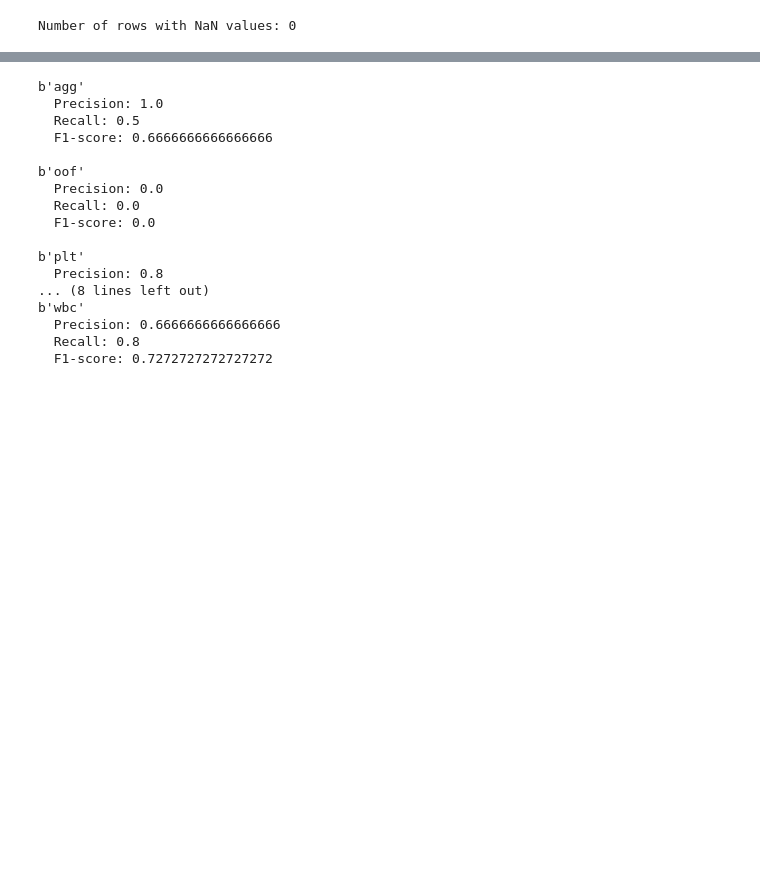
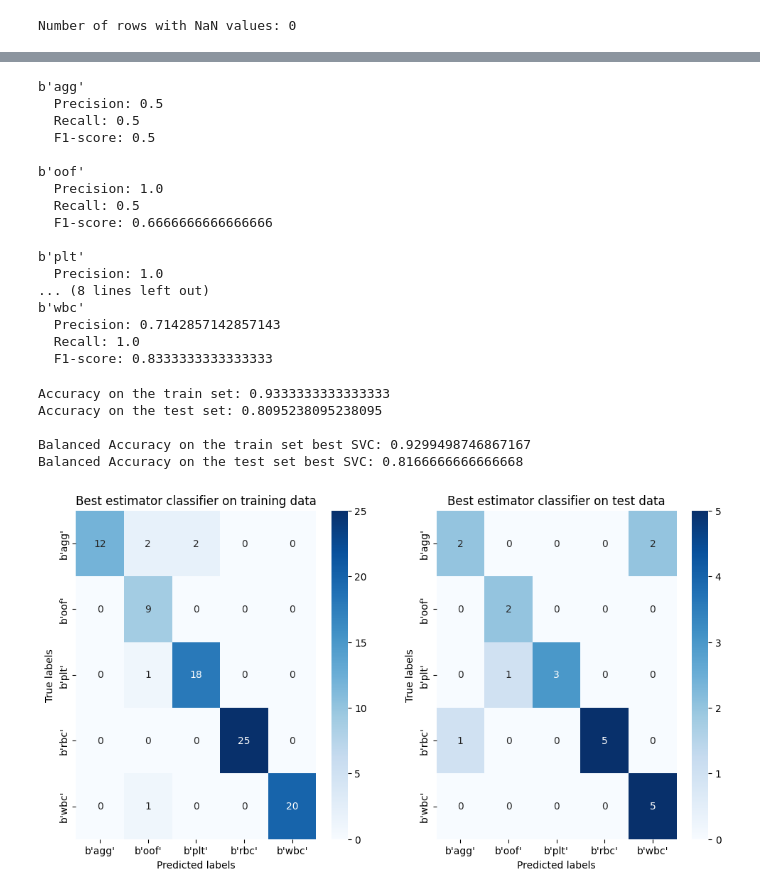
Before and after one commit to RaiBP/cell-estimator, a Jupyter notebook: notebooks/classification_with_labels.ipynb, the cells around one changed output, grey strips where cells are left out. Saved outputs shown, nothing was run; the diff lists cells and outputs as text; code cells hidden in the pictures; blank space fills up the shorter version.

Commit message:
Implemented Naive Bayes classifier

```diff
--- a/notebooks/classification_with_labels.ipynb
+++ b/notebooks/classification_with_labels.ipynb
@@ -306,6 +314,23 @@ def bestKNN(ct, X_train, y_train):
     gs_knn.fit(X_train, y_train)
 
     return gs_knn.best_estimator_
+# %%
+def bestNaiveBayes(ct, X_train, y_train):
+
+    pip = Pipeline([
+        ('ColumnTransformer', ct),
+        ('classifier', GaussianNB())
+    ])
+
+    gs_param = {}
+
+    stratified = StratifiedKFold(n_splits=5, shuffle=True, random_state=11)
+
+    gs = GridSearchCV(pip, gs_param, refit=True, cv=stratified)
+
+    gs.fit(X_train, y_train)
+
+    return gs.best_estimator_
 # %%
 # Return accuracy
 def calculate_accuracy(X_train, y_train, X_test, y_test, model):
@@ -541,7 +566,7 @@ f1 = f1_score(y_test, y_pred, average=None)
 classes = unique_labels(knn_model, X_test, y_test)
 
 # Print the metrics for each class
-for i in range(len(precision)):
+for i in range(5):
     print(f"{classes[i]}")
     print(f"  Precision: {precision[i]}")
     print(f"  Recall: {recall[i]}")
@@ -549,19 +574,41 @@ for i in range(len(precision)):
     print()
 # %% [output]
 b'agg'
+  Precision: 0.5
+  Recall: 0.5
+  F1-score: 0.5
+
+b'oof'
   Precision: 1.0
   Recall: 0.5
   F1-score: 0.6666666666666666
 
-b'oof'
-  Precision: 0.0
-  Recall: 0.0
-  F1-score: 0.0
-
 b'plt'
-  Precision: 0.8
+  Precision: 1.0
 ... (8 lines left out)
 b'wbc'
-  Precision: 0.6666666666666666
-  Recall: 0.8
-  F1-score: 0.7272727272727272
+  Precision: 0.7142857142857143
+  Recall: 1.0
+  F1-score: 0.8333333333333333
+# %%
+ct = col_transf(df)
+nb_model = bestNaiveBayes(ct, X_train, y_train)
+
+acc_train, acc_test = calculate_accuracy(X_train, y_train, X_test, y_test, nb_model)
+bacc_train, bacc_test = calculate_bal_accuracy(X_train, y_train, X_test, y_test, nb_model)
+
+print(f"\nAccuracy on the train set: {acc_train}")
+print(f"Accuracy on the test set: {acc_test}")
+
+print(f"\nBalanced Accuracy on the train set best SVC: {bacc_train}")
+print(f"Balanced Accuracy on the test set best SVC: {bacc_test}")
+# %% [output]
+Accuracy on the train set: 0.9333333333333333
+Accuracy on the test set: 0.8095238095238095
+
+Balanced Accuracy on the train set best SVC: 0.9299498746867167
+Balanced Accuracy on the test set best SVC: 0.8166666666666668
+# %%
+plot_confusion(nb_model, X_train, y_train, X_test, y_test)
+# %% [output]
+[figure, added]
```
Also changed, not shown: parts of 11 cells of this notebook.
